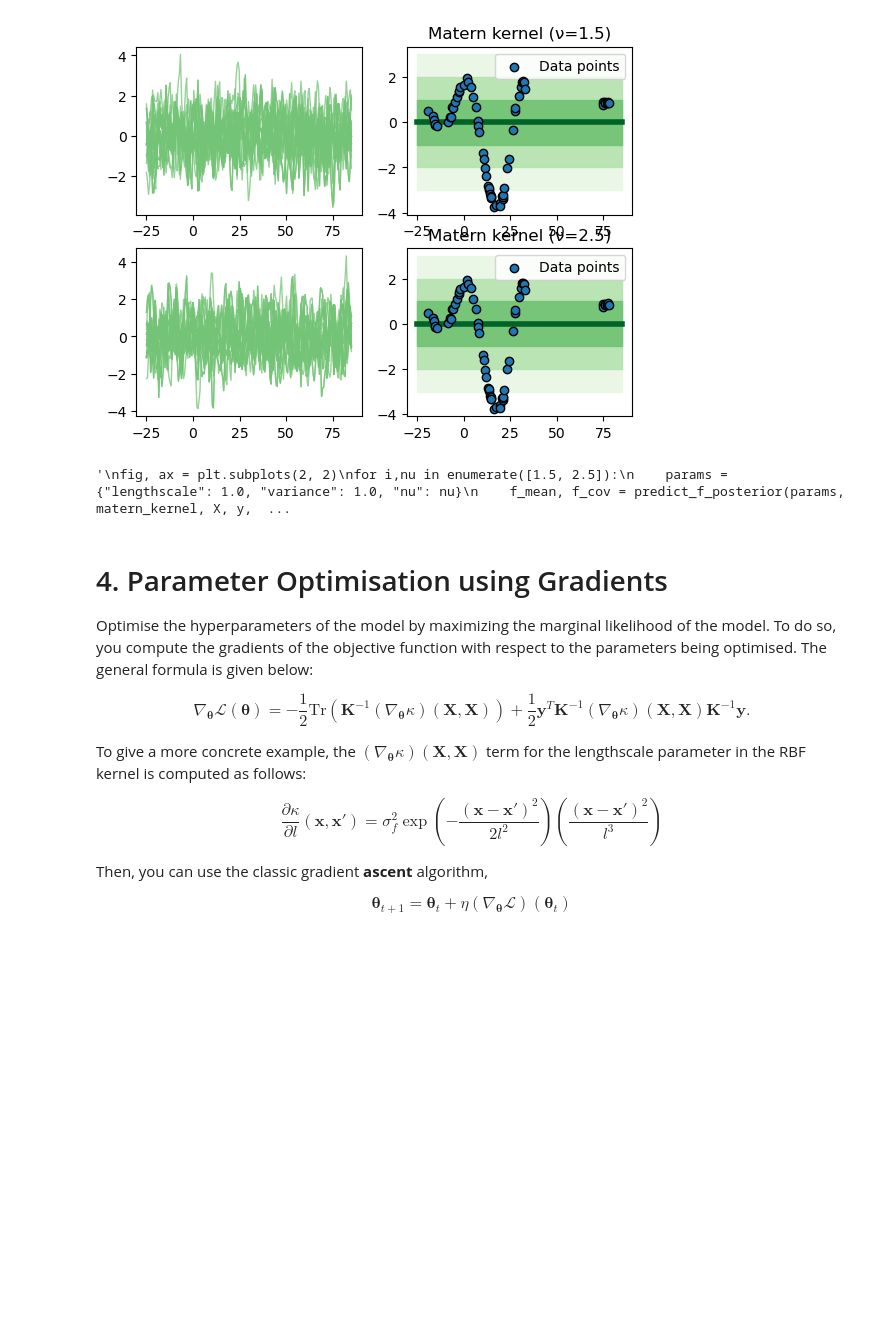
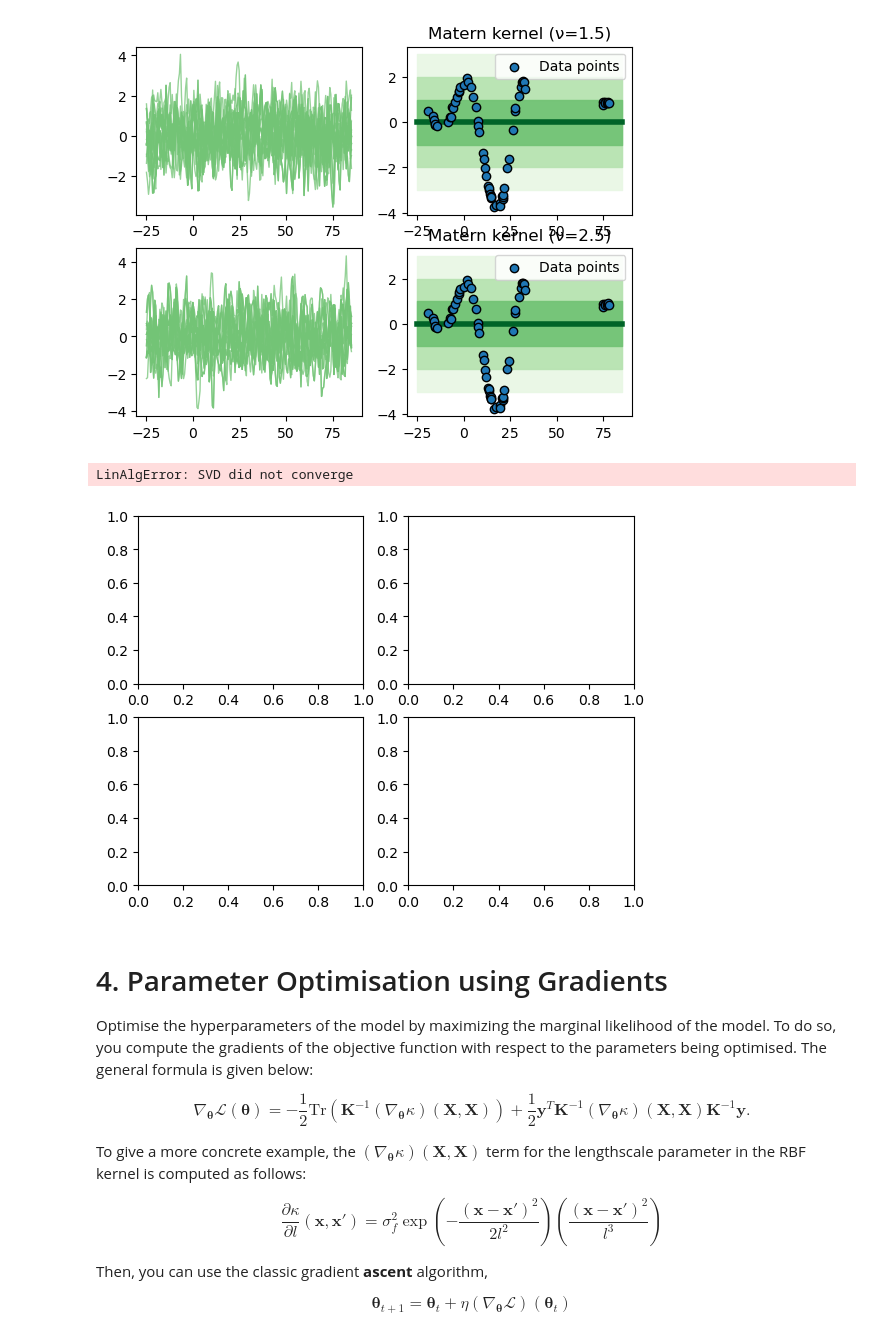
Before and after one commit to Michele2301/asi-labs, a Jupyter notebook: lab_week2-public/Gaussian_Process_Regression.ipynb, the cells around one changed output. Drawn from its saved outputs; the diff is of its cells as text; code cells hidden in the pictures; blank space fills up the shorter version.

Commit message:
feat: asi lab, missing one part due to an error in the SVD inversion

```diff
--- a/lab_week2-public/Gaussian_Process_Regression.ipynb
+++ b/lab_week2-public/Gaussian_Process_Regression.ipynb
@@ -472,22 +471,21 @@ plt.show()
 [figure]
 # %%
 # inference task and plot
-'''
 fig, ax = plt.subplots(2, 2)
 for i,nu in enumerate([1.5, 2.5]):
     params = {"lengthscale": 1.0, "variance": 1.0, "nu": nu}
     f_mean, f_cov = predict_f_posterior(params, matern_kernel, X, y, Xt)
     samples=np.random.multivariate_normal(f_mean,f_cov,50)
     plot_samples(Xt, samples, ax=ax[i][0])
     plot_gp(Xt, f_mean, f_cov, ax=ax[i][1])
     plot_data(X, y, ax=ax[i][1])
     ax[i][1].legend()
     ax[i][1].set_title(f"Matern kernel (ν={nu})")
 
 plt.show()
-'''
 # %% [output]
-'\nfig, ax = plt.subplots(2, 2)\nfor i,nu in enumerate([1.5, 2.5]):\n    params = {"lengthscale": 1.0, "variance": 1.0, "nu": nu}\n    f_mean, f_cov = predict_f_posterior(params, matern_kernel, X, y,  ...
+LinAlgError: SVD did not converge
+[figure, added]
 # %% [markdown]
 # 4. Parameter Optimisation using Gradients
 
```
Also changed, not shown: parts of 7 cells of this notebook.
